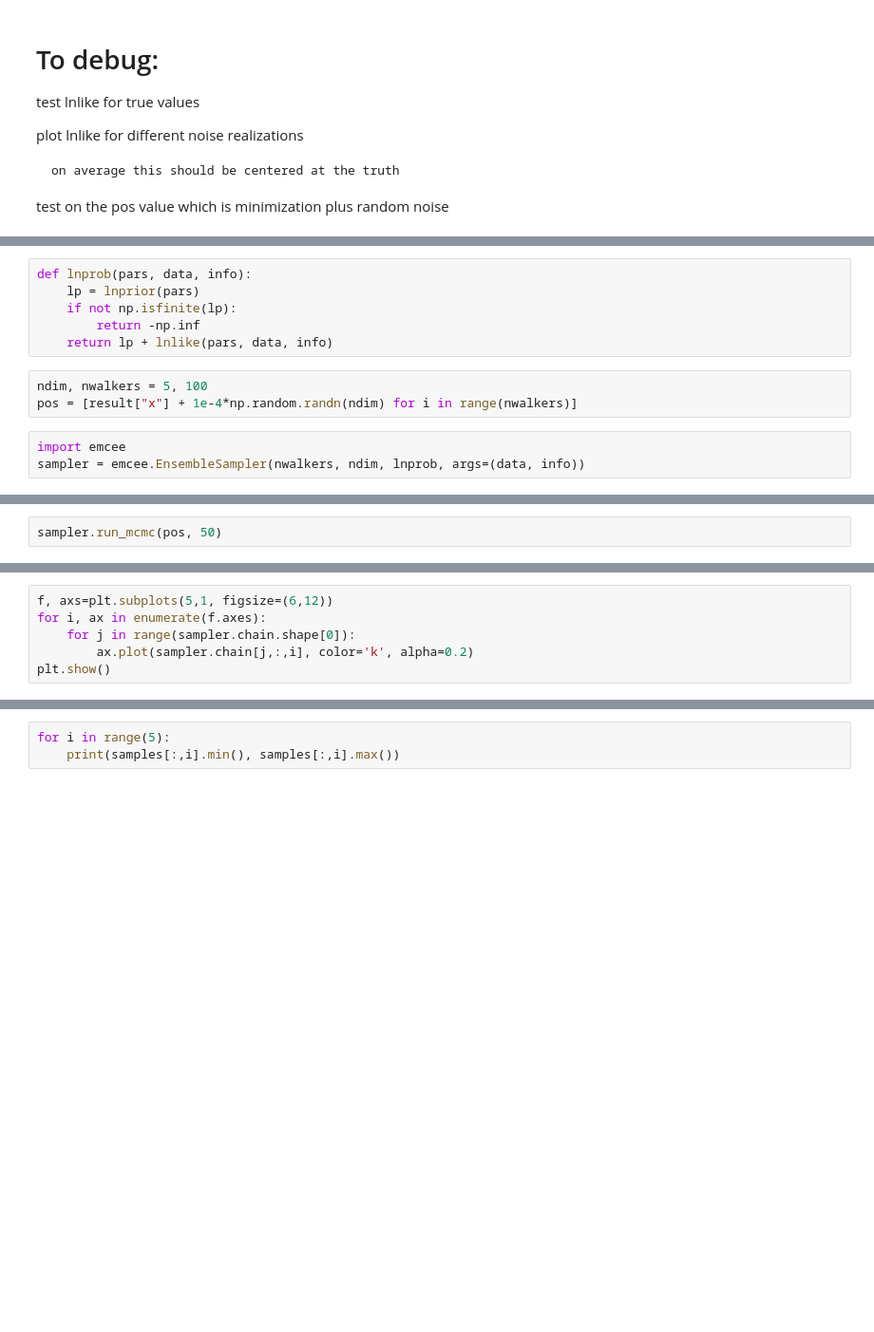
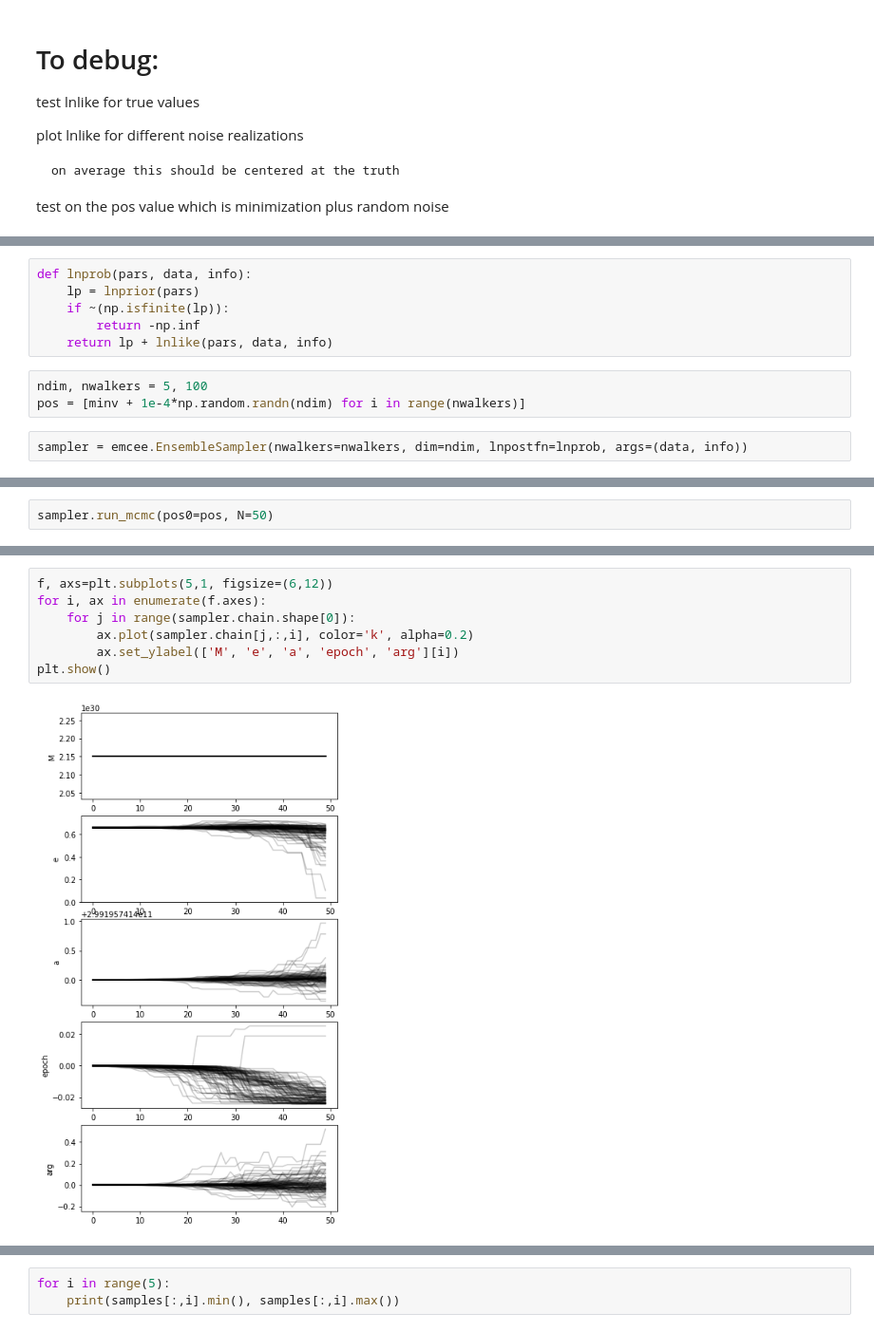
Before and after one commit to jacobhhamer/Exoplanet_MCMC, a Jupyter notebook: OrbitGeneration.ipynb, the cells around one changed output, grey strips where cells are left out. Shown: that part at 95% size. Cells and saved outputs as stored; diff of their text form; blank space fills up the shorter version.

Commit message:
Gets mcmc not returning error, gets 1 more walker walking

```diff
--- a/OrbitGeneration.ipynb
+++ b/OrbitGeneration.ipynb
@@ -185,12 +196,11 @@ def lnprior(pars):
 # %%
 def lnprob(pars, data, info):
     lp = lnprior(pars)
-    if not np.isfinite(lp):
+    if ~(np.isfinite(lp)):
         return -np.inf
     return lp + lnlike(pars, data, info)
 # %%
 ndim, nwalkers = 5, 100
-pos = [result["x"] + 1e-4*np.random.randn(ndim) for i in range(nwalkers)]
+pos = [minv + 1e-4*np.random.randn(ndim) for i in range(nwalkers)]
 # %%
-import emcee
-sampler = emcee.EnsembleSampler(nwalkers, ndim, lnprob, args=(data, info))
+sampler = emcee.EnsembleSampler(nwalkers=nwalkers, dim=ndim, lnpostfn=lnprob, args=(data, info))
@@ -197,2 +211,2 @@ sampler = emcee.EnsembleSampler(nwalkers, ndim, lnprob, args=(data, info))
 # %%
-sampler.run_mcmc(pos, 50)
+sampler.run_mcmc(pos0=pos, N=50)
@@ -199,7 +231,10 @@ sampler.run_mcmc(pos, 50)
 # %%
 f, axs=plt.subplots(5,1, figsize=(6,12))
 for i, ax in enumerate(f.axes):
     for j in range(sampler.chain.shape[0]):
         ax.plot(sampler.chain[j,:,i], color='k', alpha=0.2)
+        ax.set_ylabel(['M', 'e', 'a', 'epoch', 'arg'][i])
 plt.show()
+# %% [output]
+[figure, added]
 # %%
```
Also changed, not shown: parts of 14 cells of this notebook.
